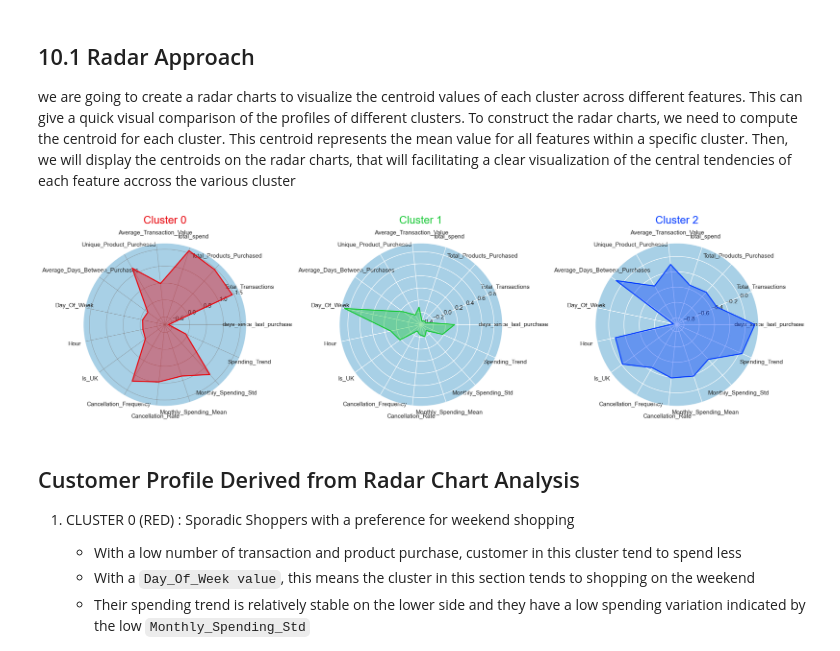
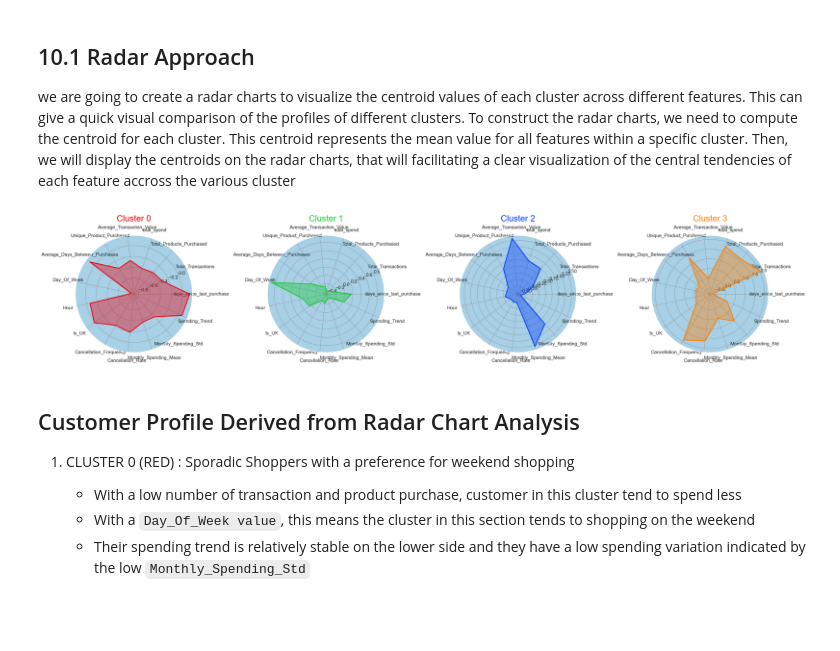
Before and after one commit to JustAthar19/Customer-Segmentation-and-Recommendation-System, a Jupyter notebook: main.ipynb, the cells around one changed output. Cells and saved outputs as stored; diff of their text form; code cells hidden in the pictures; blank space fills up the shorter version.

Commit message:
fix code and add visualition

```diff
--- a/main.ipynb
+++ b/main.ipynb
@@ -1081,7 +1093,7 @@ cumulative_explained_variance = np.cumsum(explained_variance_ratio) # adding up
 optimal_k = 6
 
 # Set seaborn plot style
-sns.set(rc={'axes.facecolor': '#fcf0dc'}, style='darkgrid')
+sns.set(rc={'axes.facecolor': '#a8d0e6'}, style='darkgrid')
 
 # Plot the cumulative explained variance against the number of components
 plt.figure(figsize=(20, 10))
@@ -1304,27 +1317,20 @@ silhouette_analysis(customer_data_pca, 3, 12, figsize=(20, 50))
 # %% [markdown]
 ## Clustering Model: K-Means (not fully understood)
 # %%
-# Apply KMeans clustering using the optimal k
-kmeans = KMeans(n_clusters=3, init='k-means++', n_init=10, max_iter=100, random_state=0)
+# Fit KMeans with 4 clusters
+kmeans = KMeans(n_clusters=4, init='k-means++', n_init=10, max_iter=100, random_state=0)
 kmeans.fit(customer_data_pca)
 
-# Get the frequency of each cluster
+# Get frequencies and map most frequent → 0, next → 1, etc.
 cluster_frequencies = Counter(kmeans.labels_)
-
-# Create a mapping from old labels to new labels based on frequency
 label_mapping = {label: new_label for new_label, (label, _) in
                  enumerate(cluster_frequencies.most_common())}
 
-# Reverse the mapping to assign labels as per your criteria
-label_mapping = {v: k for k, v in {2: 1, 1: 0, 0: 2}.items()}
-
-# Apply the mapping to get the new labels
+# Apply mapping
 new_labels = np.array([label_mapping[label] for label in kmeans.labels_])
 
-# Append the new cluster labels back to the original dataset
+# Assign new labels
 customer_data_cleaned['cluster'] = new_labels
-
-# Append the new cluster labels to the PCA version of the dataset
 customer_data_pca['cluster'] = new_labels
 # %%
 customer_data_pca.head()
@@ -1474,7 +1500,9 @@ scaler = StandardScaler()
 df_customer_standardized = scaler.fit_transform(df_customer.drop(columns=['cluster'], axis=1))
 
 # Create a new dataframe with standardized values and add the cluster column back
-df_customer_standardized = pd.DataFrame(df_customer_standardized, columns=df_customer.columns[:-1], index=df_customer.index)
+df_customer_standardized = pd.DataFrame(df_customer_standardized,
+                                      columns=df_customer.columns[:-1],
+                                      index=df_customer.index)
 df_customer_standardized['cluster'] = df_customer['cluster']
 
 # Calculate the centroids of each cluster
@@ -1484,49 +1512,48 @@ cluster_centroids = df_customer_standardized.groupby('cluster').mean()
 def create_radar_chart(ax, angles, data, color, cluster):
     # Plot the data and fill the area
     ax.fill(angles, data, color=color, alpha=0.4)
     ax.plot(angles, data, color=color, linewidth=2, linestyle='solid')
 
     # Add a title
     ax.set_title(f'Cluster {cluster}', size=20, color=color, y=1.1)
 
 # Set data
 labels=np.array(cluster_centroids.columns)
 num_vars = len(labels)
 
 # Compute angle of each axis
 angles = np.linspace(0, 2 * np.pi, num_vars, endpoint=False).tolist()
 
 # The plot is circular, so we need to "complete the loop" and append the start to the end
 labels = np.concatenate((labels, [labels[0]]))
 angles += angles[:1]
 
-# Initialize the figure
-fig, ax = plt.subplots(figsize=(20, 10), subplot_kw=dict(polar=True), nrows=1, ncols=3)
+# Initialize the figure (now with 4 subplots)
+fig, ax = plt.subplots(figsize=(25, 10),  # Wider figure to accommodate 4 charts
+                     subplot_kw=dict(polar=True),
+                     nrows=1, ncols=4)   # Changed to 4 columns
+
+# Update colors to include 4 clusters
+colors = ['#e8000b', '#1ac938', '#023eff', '#ff7f00']
 
 # Create radar chart for each cluster
 for i, color in enumerate(colors):
     data = cluster_centroids.loc[i].tolist()
     data += data[:1]  # Complete the loop
     create_radar_chart(ax[i], angles, data, color, i)
 
-# Add input data
-ax[0].set_xticks(angles[:-1])
-ax[0].set_xticklabels(labels[:-1])
+# Configure all axes
+for axis in ax:
+    axis.set_xticks(angles[:-1])
+    axis.set_xticklabels(labels[:-1])
+    axis.grid(color='grey', linewidth=0.5)
 
-ax[1].set_xticks(angles[:-1])
-ax[1].set_xticklabels(labels[:-1])
-
-ax[2].set_xticks(angles[:-1])
-ax[2].set_xticklabels(labels[:-1])
-
-# Add a grid
-ax[0].grid(color='grey', linewidth=0.5)
-
-# Display the plot
+# Adjust layout
 plt.tight_layout()
+plt.savefig('images/radar_chart_of_profiles.png', dpi=300, bbox_inches='tight')
 plt.show()
 # %% [output]
-[figure, old version]
+[figure, new version]
 # %% [markdown]
 ## Customer Profile Derived from Radar Chart Analysis
 
```
Also changed, not shown: parts of 29 cells of this notebook, 9 other files.
